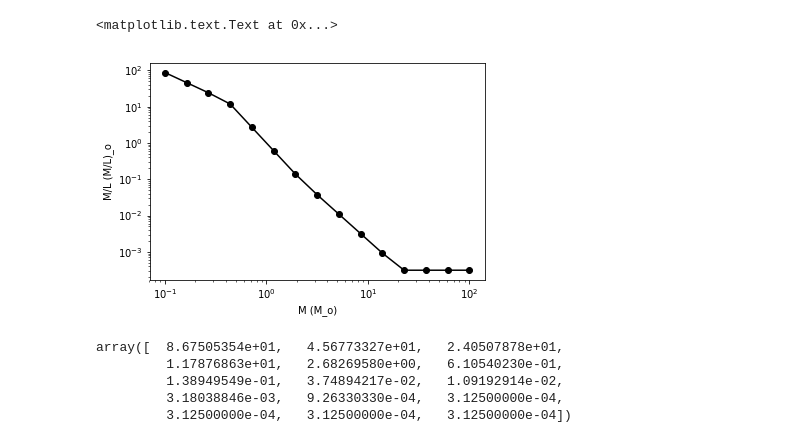
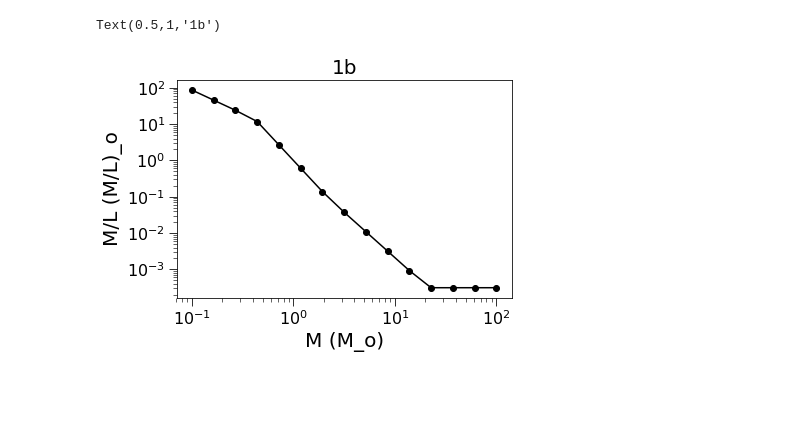
Before and after one commit to bluefatima/galaxies2018, a Jupyter notebook: PS2/GalPS2.ipynb, the cells around one changed output. Cells and saved outputs as stored; diff of their text form; code cells hidden in the pictures; blank space fills up the shorter version.

```diff
--- a/PS2/GalPS2.ipynb
+++ b/PS2/GalPS2.ipynb
@@ -5,26 +14,41 @@ import matplotlib.pyplot as plt
 # %%
+plt.axis()
+
 α = 2.35
 M1 = 0.1
 M2 = 100
 N = 1e6
+ΔlogM = 0.2
 ξ0 = 1.35 * N / ((M1**(-1.35))-(M2**(-1.35)))
-ΔlogM = 0.2
-M = np.logspace(-1, 2, 15)
-ξ_M = ξ0 * M**(-α)
-M_tot = ξ0 * ((M1**(-0.35))-(M2**(-0.35))) / 0.35
-M_mean = M_tot / N
+bins = int((np.log10(M2) - np.log10(M1)) / ΔlogM)
+M_bins = np.logspace(-1, 2, bins+1)
+M = np.zeros(bins)
+N = np.zeros(bins)
+for i in range(15):
+    M_min = M_bins[i]
+    M_max = M_bins[i+1]
+    M_bin = np.logspace(np.log10(M_min), np.log10(M_max), 100)
+    N_bin = ξ0 * ((M_min**(-1.35))-(M_max**(-1.35))) / 1.35
+    ξ_M = ξ0 * M_bin**(-α)
+    M_tot = ξ0 * ((M_min**(-0.35))-(M_max**(-0.35))) / 0.35
+    M_mean = M_tot / N_bin
+    M[i] = M_mean
+    N[i] = N_bin
+
+    #rec = patches.Rectangle((M_min, 0.001), M_max-M_min, np.mean(ξ_M), color='b', fill=False)
+    #plt.gca().add_patch(rec)
 
 # Popultion of stars with M < M_o
 Nsun = ξ0 * ((M1**(-1.35))-(1**(-1.35))) / 1.35
 Msun = ξ0 * ((M1**(-0.35))-(1**(-0.35)))/0.35
 
 
-plt.loglog(M, ξ_M, 'k-o', label='IMF')
-plt.axvline(M_mean, color='r', linestyle='--', label='Average Mass')
+
+plt.loglog(M, N, 'k-o', label='IMF')
 plt.axvline(1, color='g', linestyle='--', label = 'Sun')
 plt.xlabel('M (M_o)')
 plt.ylabel('ξ(M)')
-plt.title('Salpeter IMF')
+plt.title('1a')
 plt.legend()
 # %% [output]
 <matplotlib.legend.Legend at 0x...>
@@ -32,26 +64,21 @@ plt.legend()
 # %%
 L = []
 for m in M:
     if m < 0.43:
         L.append(0.23 * (m **2.3))
     elif 0.43 < m < 2:
         L.append(m**4)
     elif 2 < m < 20:
         L.append(1.5 * (m**3.5))
     elif m > 20:
         L.append(3200 * m)
 
+L = np.array(L)
+
 plt.loglog(M, M/L, 'k-o')
 plt.xlabel('M (M_o)')
 plt.ylabel('M/L (M/L)_o')
+plt.title('1b')
 # %% [output]
-<matplotlib.text.Text at 0x...>
+Text(0.5,1,'1b')
-[figure, old version]
+[figure, new version]
-# %%
-M/L
-# %% [output]
-array([  8.67505354e+01,   4.56773327e+01,   2.40507878e+01,
-         1.17876863e+01,   2.68269580e+00,   6.10540230e-01,
-         1.38949549e-01,   3.74894217e-02,   1.09192914e-02,
-         3.18038846e-03,   9.26330330e-04,   3.12500000e-04,
-         3.12500000e-04,   3.12500000e-04,   3.12500000e-04])
```
Also changed, not shown: parts of 6 cells of this notebook.
